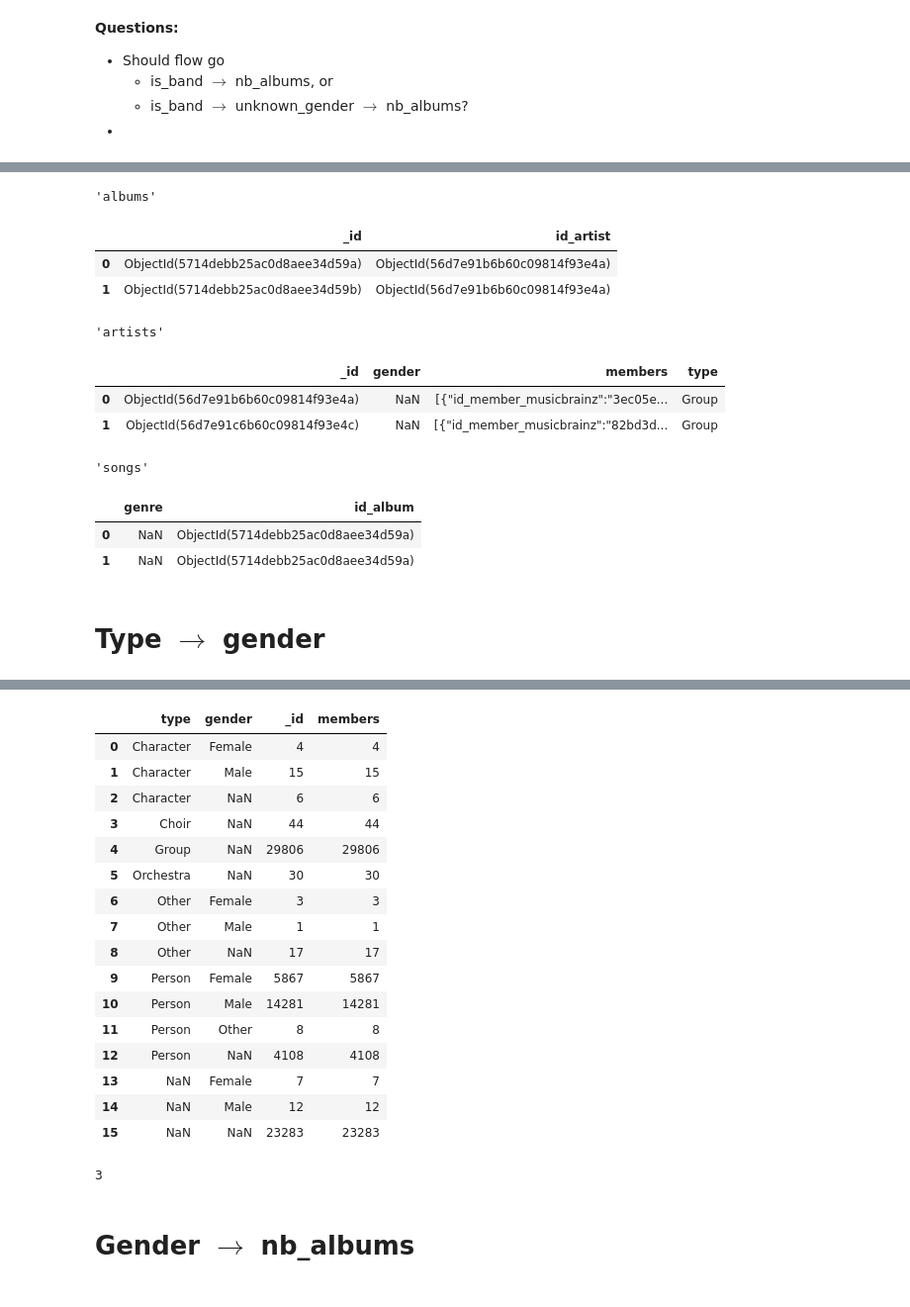
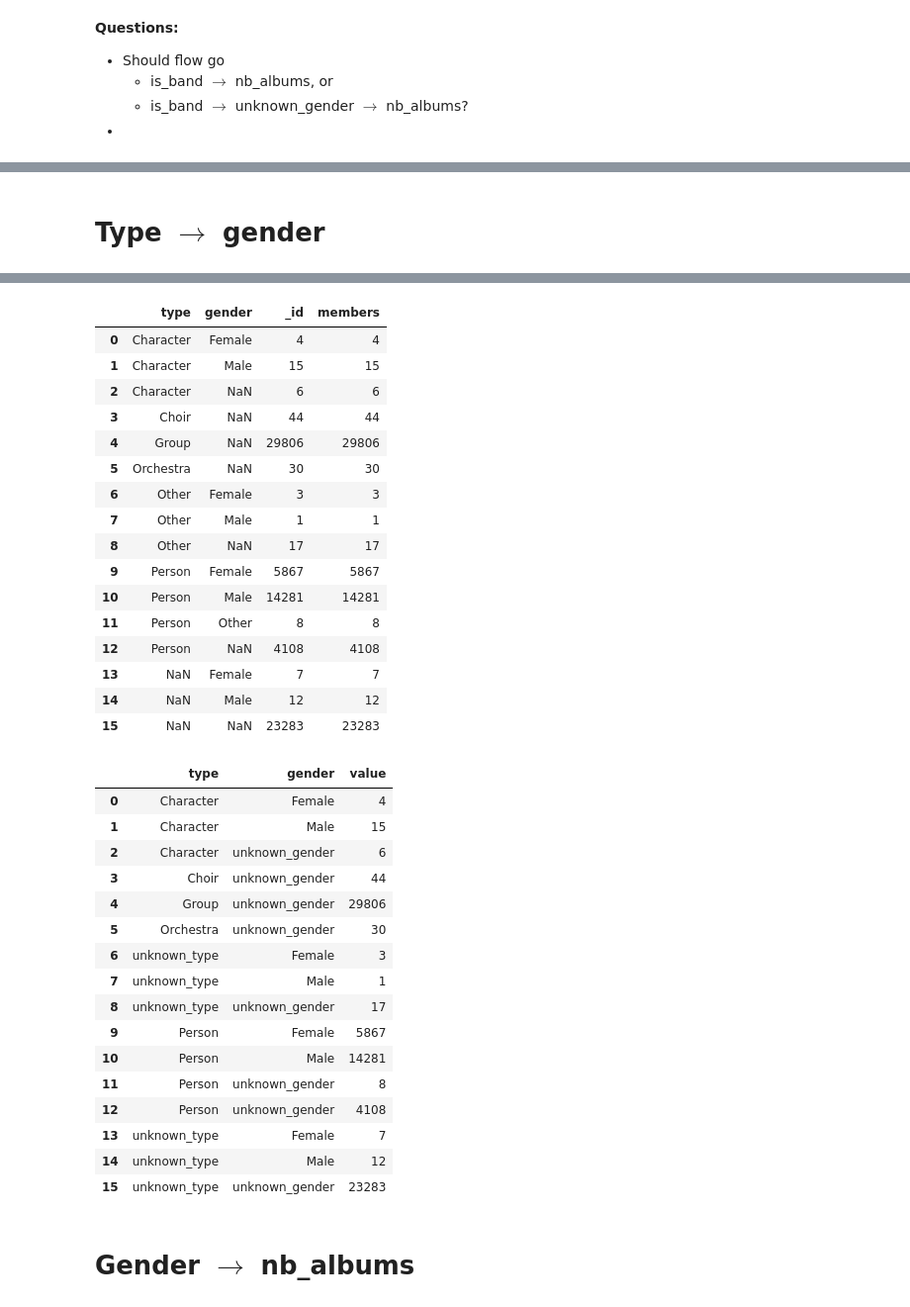
Before and after one commit to jorislimonier/collab-viz, a Jupyter notebook: joris/data_preprocessing.ipynb, the cells around one changed output, grey strips where cells are left out. Shown at 99% size. Saved outputs shown, nothing was run; the diff lists cells and outputs as text; code cells hidden in the pictures.

```diff
--- a/joris/data_preprocessing.ipynb
+++ b/joris/data_preprocessing.ipynb
@@ -21,20 +45,3 @@ songs_data = pd.read_csv("../data/wasabi_songs.csv",
-# %%
-display("albums", albums_data.head(2))
-display("artists", artists_data.head(2))
-display("songs", songs_data.head(2))
-# %% [output]
-'albums'
-|  | _id | id_artist |
-| 0 | ObjectId(5714debb25ac0d8aee34d59a) | ObjectId(56d7e91b6b60c09814f93e4a) |
-| 1 | ObjectId(5714debb25ac0d8aee34d59b) | ObjectId(56d7e91b6b60c09814f93e4a) |
-'artists'
-|  | _id | gender | members | type |
-| 0 | ObjectId(56d7e91b6b60c09814f93e4a) | NaN | [{"id_member_musicbrainz":"3ec05e... | Group |
-| 1 | ObjectId(56d7e91c6b60c09814f93e4c) | NaN | [{"id_member_musicbrainz":"82bd3d... | Group |
-'songs'
-|  | genre | id_album |
-| 0 | NaN | ObjectId(5714debb25ac0d8aee34d59a) |
-| 1 | NaN | ObjectId(5714debb25ac0d8aee34d59a) |
 # %%
 # df to export in the end
 sankey_col = ["source", "target", "value"]
@@ -54,7 +61,6 @@ df = df.replace({col: {"Other": "unknown_"+col for _ in df.columns}
                 for col in df.columns})
 
 df
-round(3.2)
 # %% [output]
 |  |  | _id | members |
 | type | gender |  |  |
@@ -64,34 +70,50 @@ round(3.2)
 | Choir | NaN | 44 | 44 |
 | Group | NaN | 29806 | 29806 |
 | Orchestra | NaN | 30 | 30 |
 | Other | Female | 3 | 3 |
 |  | Male | 1 | 1 |
 |  | NaN | 17 | 17 |
 | Person | Female | 5867 | 5867 |
 |  | Male | 14281 | 14281 |
 |  | Other | 8 | 8 |
 |  | NaN | 4108 | 4108 |
 | NaN | Female | 7 | 7 |
 |  | Male | 12 | 12 |
 |  | NaN | 23283 | 23283 |
 |  | type | gender | _id | members |
 | 0 | Character | Female | 4 | 4 |
 | 1 | Character | Male | 15 | 15 |
 | 2 | Character | NaN | 6 | 6 |
 | 3 | Choir | NaN | 44 | 44 |
 | 4 | Group | NaN | 29806 | 29806 |
 | 5 | Orchestra | NaN | 30 | 30 |
 | 6 | Other | Female | 3 | 3 |
 | 7 | Other | Male | 1 | 1 |
 | 8 | Other | NaN | 17 | 17 |
 | 9 | Person | Female | 5867 | 5867 |
 | 10 | Person | Male | 14281 | 14281 |
 | 11 | Person | Other | 8 | 8 |
 | 12 | Person | NaN | 4108 | 4108 |
 | 13 | NaN | Female | 7 | 7 |
 | 14 | NaN | Male | 12 | 12 |
 | 15 | NaN | NaN | 23283 | 23283 |
-3
+|  | type | gender | value |
+| 0 | Character | Female | 4 |
+| 1 | Character | Male | 15 |
+| 2 | Character | unknown_gender | 6 |
+| 3 | Choir | unknown_gender | 44 |
+| 4 | Group | unknown_gender | 29806 |
+| 5 | Orchestra | unknown_gender | 30 |
+| 6 | unknown_type | Female | 3 |
+| 7 | unknown_type | Male | 1 |
+| 8 | unknown_type | unknown_gender | 17 |
+| 9 | Person | Female | 5867 |
+| 10 | Person | Male | 14281 |
+| 11 | Person | unknown_gender | 8 |
+| 12 | Person | unknown_gender | 4108 |
+| 13 | unknown_type | Female | 7 |
+| 14 | unknown_type | Male | 12 |
+| 15 | unknown_type | unknown_gender | 23283 |
 # %%
 df.columns = sankey_col
 sankey_df = sankey_df.append(df)
```
Also changed, not shown: parts of 7 cells of this notebook, 1 other file.
